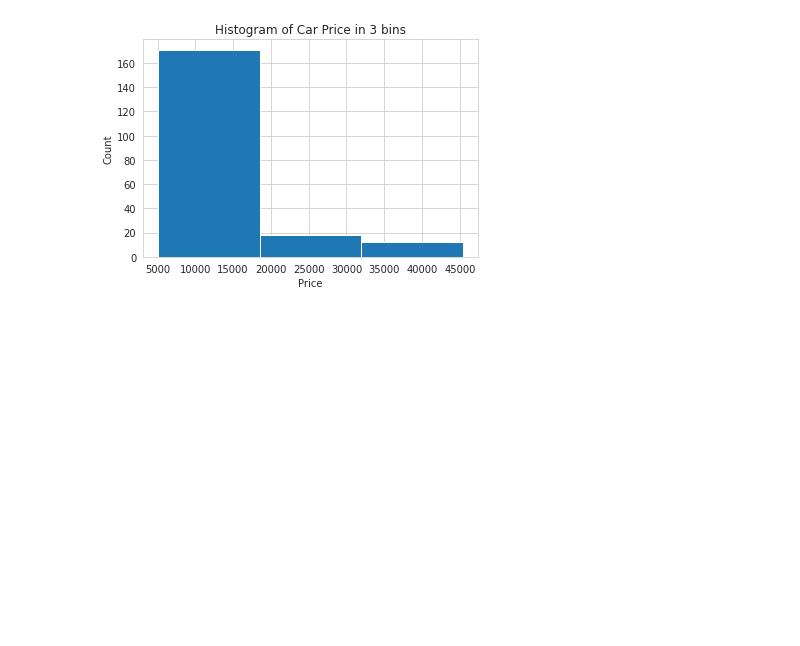
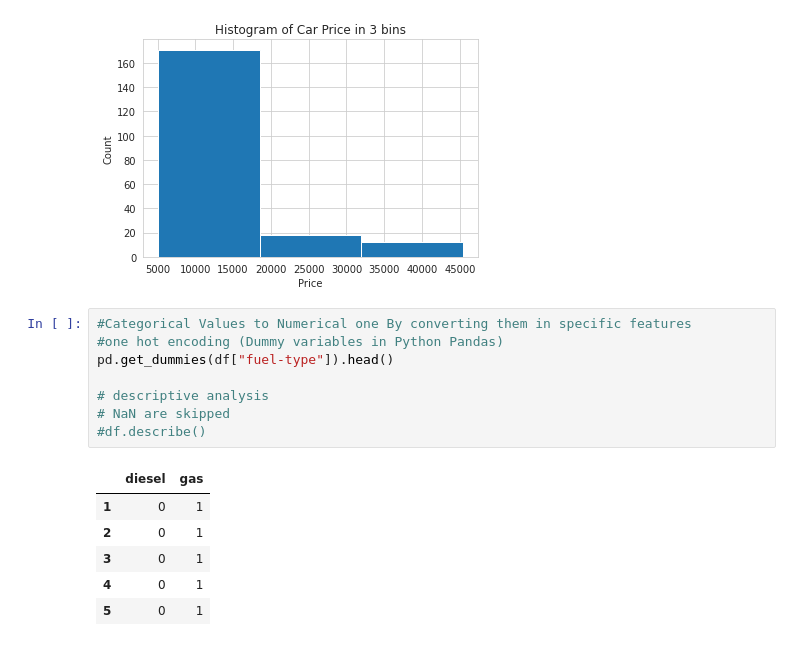
Before and after one commit to Binod-budathoki/Analyzing_selling_price_of_used_cars, a Jupyter notebook: PythonDataExploration.ipynb, the cells around one changed output. Drawn from its saved outputs; the diff is of its cells as text; blank space fills up the shorter version.

```diff
--- a/PythonDataExploration.ipynb
+++ b/PythonDataExploration.ipynb
@@ -251,3 +251,18 @@ plt.ylabel("Count")
 plt.show()
 # %% [output]
 [figure]
+# %%
+#Categorical Values to Numerical one By converting them in specific features
+#one hot encoding (Dummy variables in Python Pandas)
+pd.get_dummies(df["fuel-type"]).head()
+
+# descriptive analysis
+# NaN are skipped
+#df.describe()
+# %% [output]
+|  | diesel | gas |
+| 1 | 0 | 1 |
+| 2 | 0 | 1 |
+| 3 | 0 | 1 |
+| 4 | 0 | 1 |
+| 5 | 0 | 1 |
```
Also changed, not shown: parts of 7 cells of this notebook.
